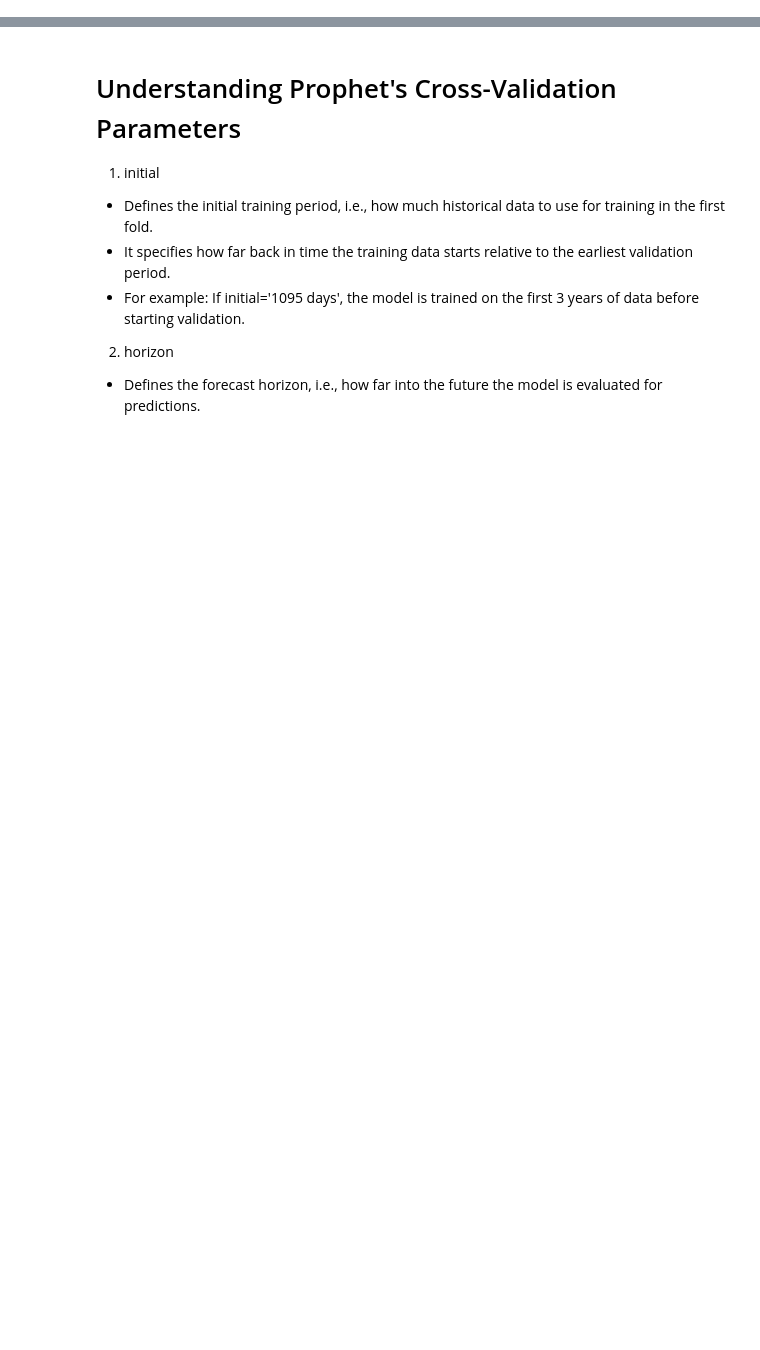
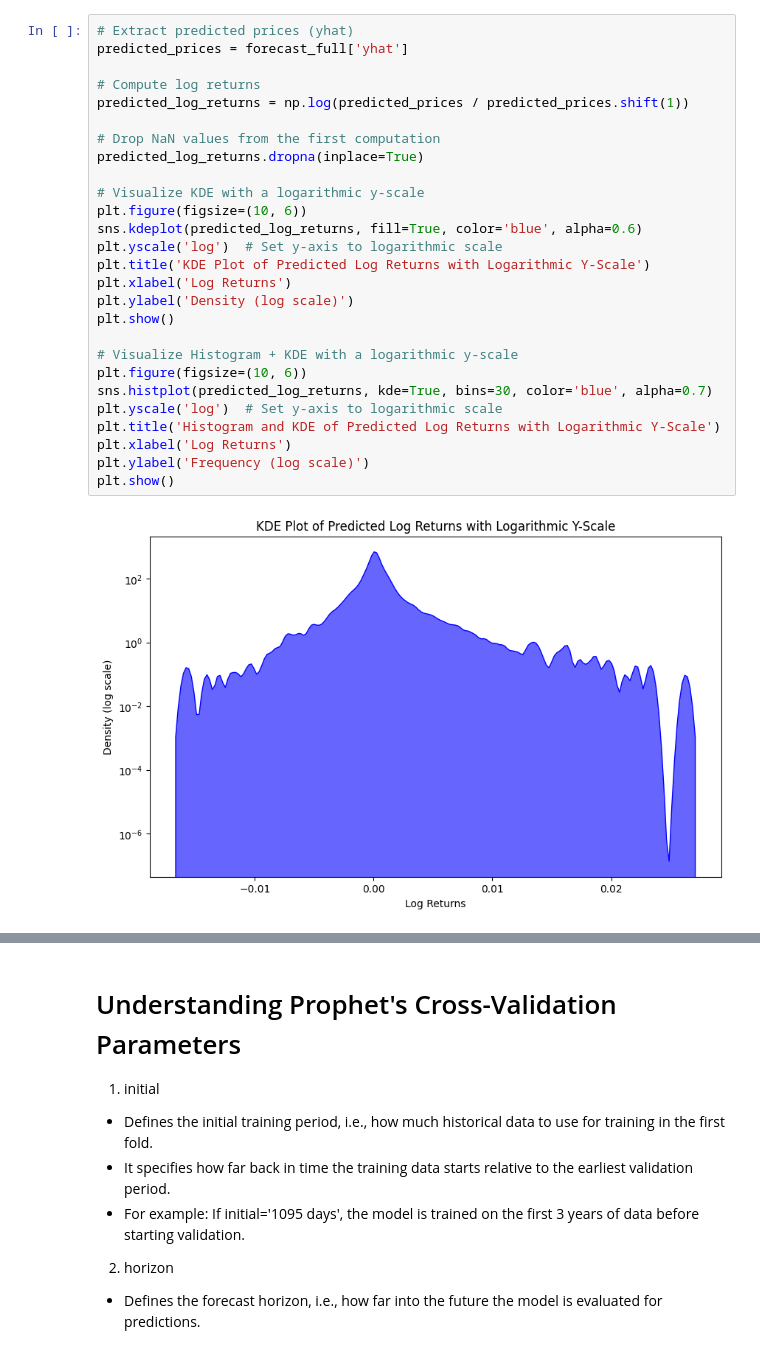
Before and after one commit to dhcchh/SPY-Analytics-Forecasting-Project, a Jupyter notebook: ML-Notebooks/ML-Prophet-Price.ipynb, the cells around one changed output, grey strips where cells are left out. Drawn from its saved outputs; the diff is of its cells as text; blank space fills up the shorter version.

```diff
--- a/ML-Notebooks/ML-Prophet-Price.ipynb
+++ b/ML-Notebooks/ML-Prophet-Price.ipynb
@@ -259,0 +288,29 @@ Weekly and monthly models will have fewer data points, so the time periods need
+# %%
+# Extract predicted prices (yhat)
+predicted_prices = forecast_full['yhat']
+
+# Compute log returns
+predicted_log_returns = np.log(predicted_prices / predicted_prices.shift(1))
+
+# Drop NaN values from the first computation
+predicted_log_returns.dropna(inplace=True)
+
+# Visualize KDE with a logarithmic y-scale
+plt.figure(figsize=(10, 6))
+sns.kdeplot(predicted_log_returns, fill=True, color='blue', alpha=0.6)
+plt.yscale('log')  # Set y-axis to logarithmic scale
+plt.title('KDE Plot of Predicted Log Returns with Logarithmic Y-Scale')
+plt.xlabel('Log Returns')
+plt.ylabel('Density (log scale)')
+plt.show()
+
+# Visualize Histogram + KDE with a logarithmic y-scale
+plt.figure(figsize=(10, 6))
+sns.histplot(predicted_log_returns, kde=True, bins=30, color='blue', alpha=0.7)
+plt.yscale('log')  # Set y-axis to logarithmic scale
+plt.title('Histogram and KDE of Predicted Log Returns with Logarithmic Y-Scale')
+plt.xlabel('Log Returns')
+plt.ylabel('Frequency (log scale)')
+plt.show()
+# %% [output]
+[figure, added]
```
Also changed, not shown: parts of 46 cells of this notebook.
